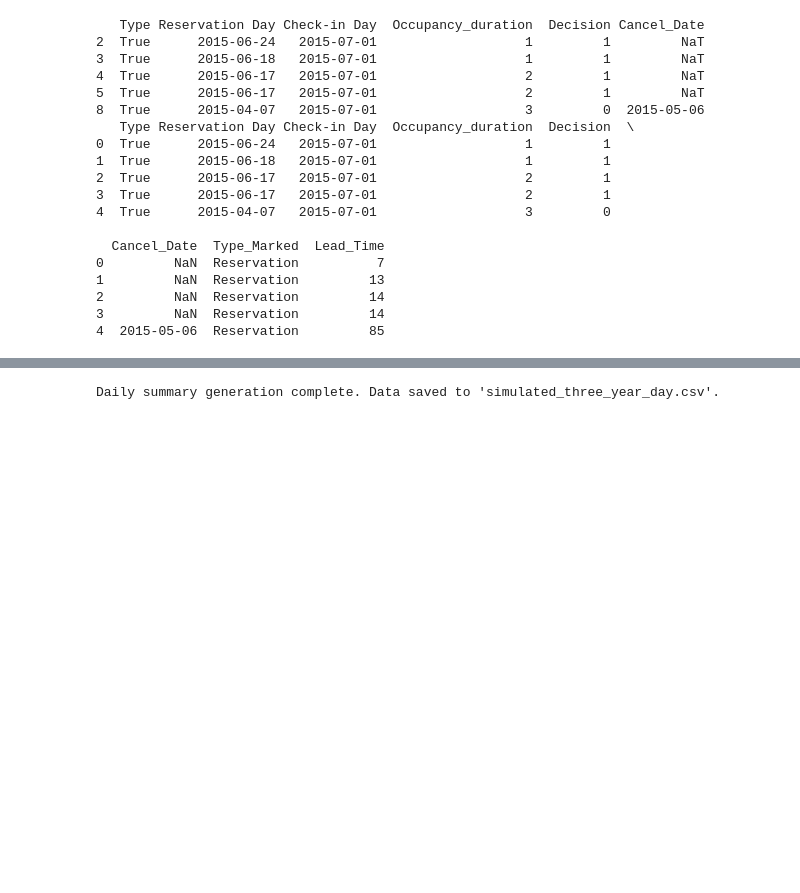
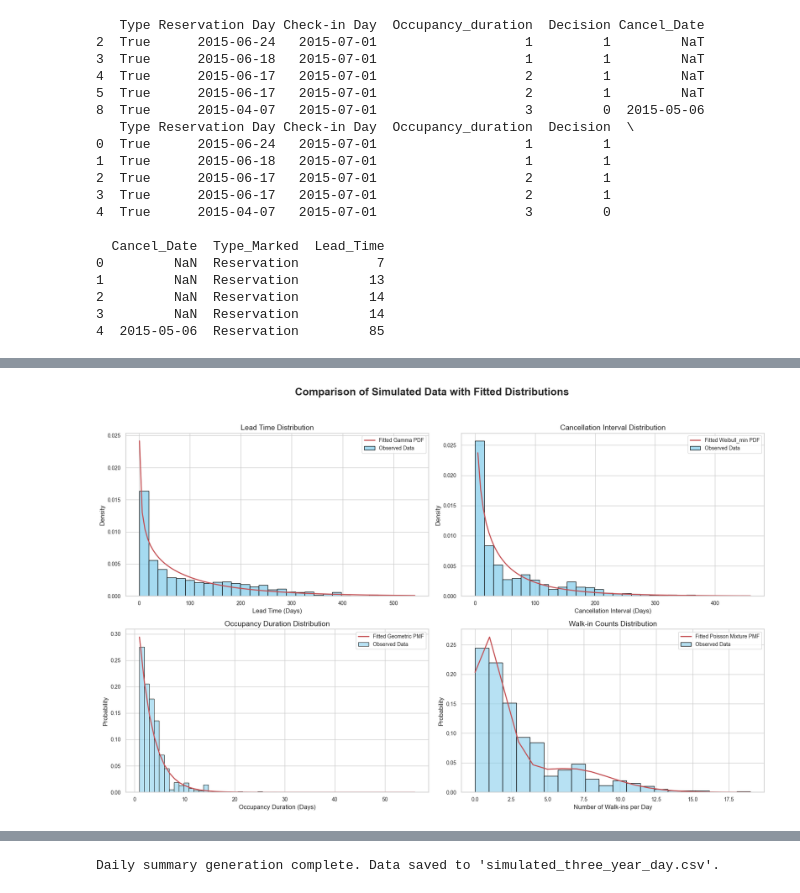
Before and after one commit to Archer222arc/overbooking, a Jupyter notebook: real_data.ipynb, the cells around one changed output, grey strips where cells are left out. Drawn from its saved outputs; the diff is of its cells as text; code cells hidden in the pictures; blank space fills up the shorter version.

Commit message:
real data

```diff
--- a/real_data.ipynb
+++ b/real_data.ipynb
@@ -546,3 +571,96 @@ P-value (Occupancy Geometric): 0.0000
+# %%
+# --------------------------
+# 6. Plot Fitted Distributions in a Single Figure
+# --------------------------
+
+# Configure global aesthetics (optional if already set)
+sns.set(style="whitegrid")
+plt.rcParams.update({
+    'font.family': 'Arial',
+    'font.size': 12,
+    'axes.titlesize': 14,
+    'axes.labelsize': 12,
+    'xtick.labelsize': 10,
+    'ytick.labelsize': 10,
+    'legend.fontsize': 10,
+    'figure.titlesize': 16,
+    'figure.figsize': (18, 12)
+})
+
+# Create a 2x2 subplot grid
+fig, axes = plt.subplots(2, 2, figsize=(18, 12))
+fig.suptitle('Comparison of Simulated Data with Fitted Distributions', fontsize=20, fontweight='bold')
+
+# --------------------------
+# 6.1 Lead Time Distribution Comparison
+# --------------------------
+ax = axes[0, 0]
+sns.histplot(lead_times, bins=30, kde=False, color='skyblue', stat='density', label='Observed Data', edgecolor='black', ax=ax)
+x = np.linspace(lead_times.min(), lead_times.max(), 100)
+pdf_fitted = getattr(stats, best_dist_lead).pdf(x, *best_params_lead)
+ax.plot(x, pdf_fitted, 'r-', label=f'Fitted {best_dist_lead.capitalize()} PDF', linewidth=2)
+ax.set_xlabel('Lead Time (Days)')
+ax.set_ylabel('Density')
+ax.set_title('Lead Time Distribution')
+ax.legend()
+ax.grid(True)
+
+# --------------------------
+# 6.2 Cancellation Interval Distribution Comparison
+# --------------------------
+ax = axes[0, 1]
+if not cancellation_intervals.empty:
+    sns.histplot(cancellation_intervals, bins=30, kde=False, color='skyblue', stat='density', label='Observed Data', edgecolor='black', ax=ax)
+    x = np.linspace(cancellation_intervals.min(), cancellation_intervals.max(), 100)
+    pdf_fitted = getattr(stats, best_dist_cancel).pdf(x, *best_params_cancel)
+    ax.plot(x, pdf_fitted, 'r-', label=f'Fitted {best_dist_cancel.capitalize()} PDF', linewidth=2)
+    ax.set_xlabel('Cancellation Interval (Days)')
+    ax.set_ylabel('Density')
+    ax.set_title('Cancellation Interval Distribution')
+    ax.legend()
+    ax.grid(True)
+else:
+    ax.text(0.5, 0.5, 'No cancellations to display.', horizontalalignment='center', verticalalignment='center', fontsize=12)
+    ax.set_xlabel('Cancellation Interval (Days)')
+    ax.set_ylabel('Density')
+    ax.set_title('Cancellation Interval Distribution')
+    ax.legend()
+    ax.grid(False)
+
+# --------------------------
+# 6.3 Occupancy Duration Distribution Comparison
+# --------------------------
+ax = axes[1, 0]
+sns.histplot(occupancy_durations_all, bins=occupancy_durations_all.max(), stat='probability', color='skyblue', label='Observed Data', edgecolor='black', alpha=0.6, ax=ax)
+plt_duration = x_duration  # x_duration already defined
+pmf_geometric = stats.geom.pmf(plt_duration, p=p_geometric)
+ax.plot(plt_duration, pmf_geometric, 'r-', linewidth=2, label='Fitted Geometric PMF')
+ax.set_xlabel('Occupancy Duration (Days)')
+ax.set_ylabel('Probability')
+ax.set_title('Occupancy Duration Distribution')
+ax.legend()
+ax.grid(True)
+
+# --------------------------
+# 6.4 Walk-in Counts Distribution Comparison
+# --------------------------
+ax = axes[1, 1]
+sns.histplot(walkin_counts, bins=walkin_counts.max()+1, stat='probability', color='skyblue', label='Observed Data', kde=False, edgecolor='black', alpha=0.6, ax=ax)
+ax.plot(x_walkin, pmf_mixture_walkin, 'r-', linewidth=2, label='Fitted Poisson Mixture PMF')
+ax.set_xlabel('Number of Walk-ins per Day')
+ax.set_ylabel('Probability')
+ax.set_title('Walk-in Counts Distribution')
+ax.legend()
+ax.grid(True)
+
+# Adjust layout to prevent overlap
+plt.tight_layout(rect=[0, 0.03, 1, 0.95])  # Adjust rect to make space for the main title
+
+# Display the combined plot
+plt.savefig("fit.pdf")
+plt.show()
+# %% [output]
+[figure, added]
 # %%
 import numpy as np
 import pandas as pd
```
Also changed, not shown: parts of 10 cells of this notebook, 12 other files.
